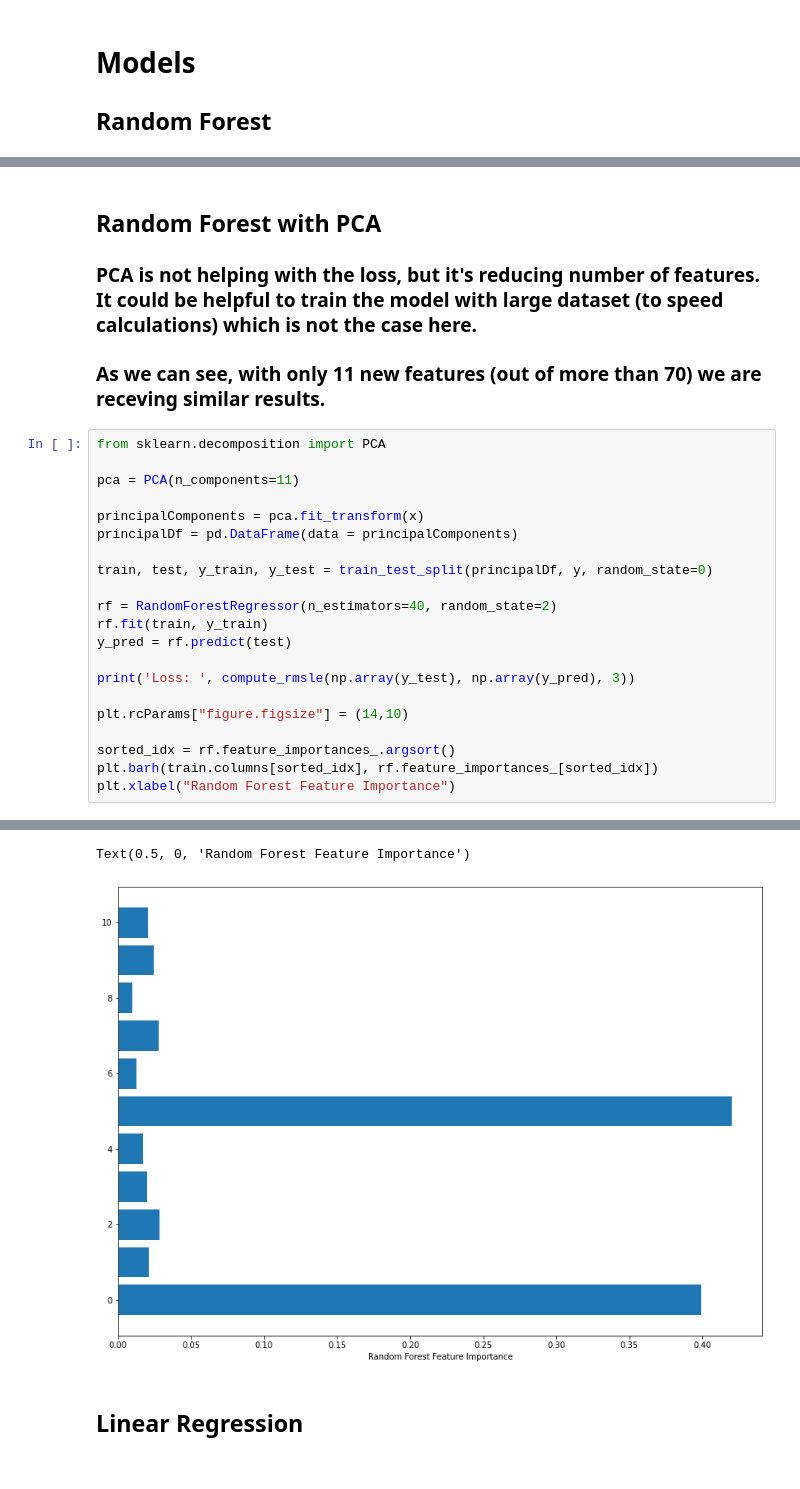
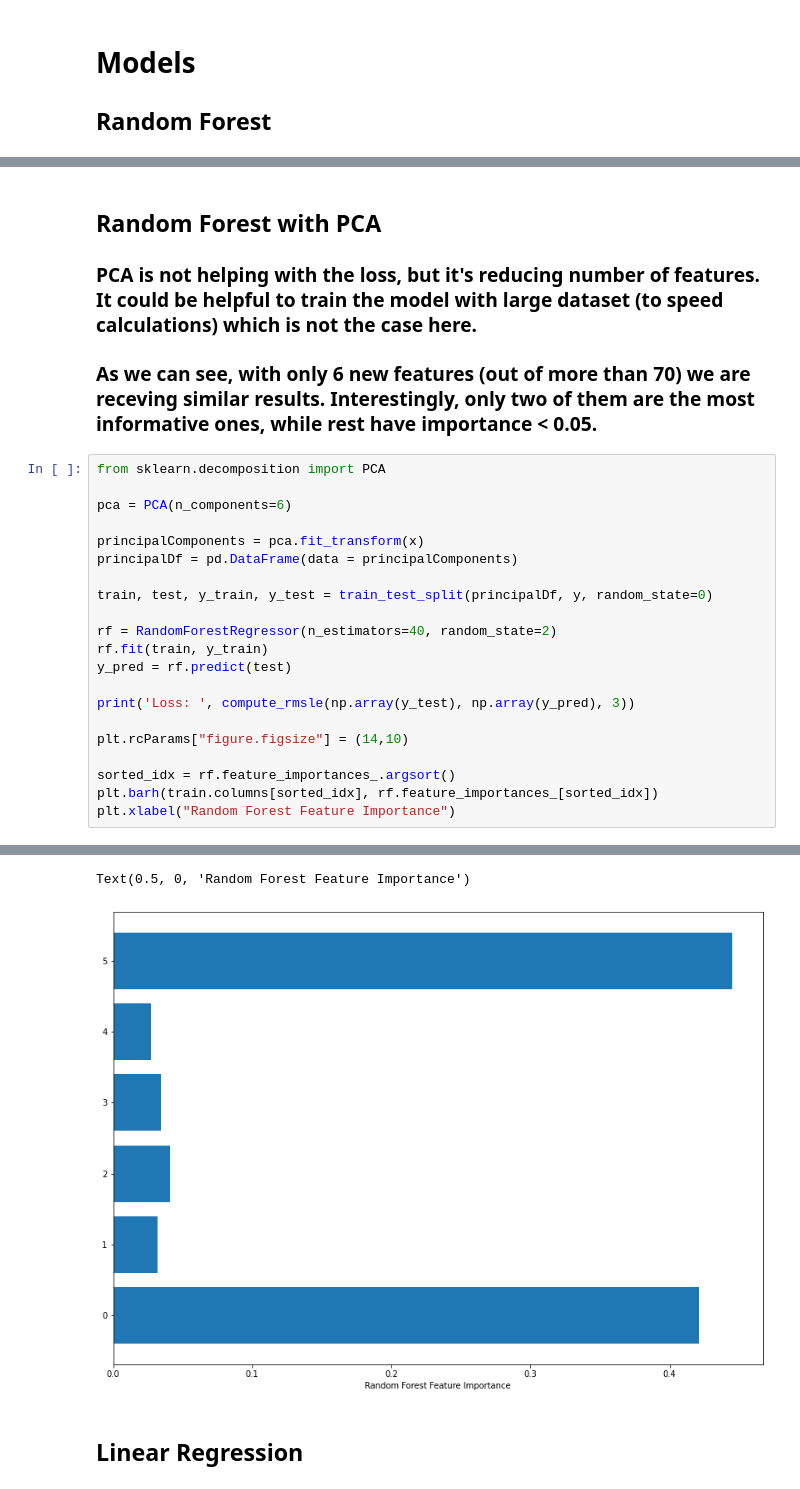
Before and after one commit to mateusz-sledz/dsp-mateusz-sledz, a Jupyter notebook: notebooks/house-prices-modeling.ipynb, the cells around one changed output, grey strips where cells are left out. Drawn from its saved outputs; the diff is of its cells as text.

```diff
--- a/notebooks/house-prices-modeling.ipynb
+++ b/notebooks/house-prices-modeling.ipynb
@@ -116,11 +114,11 @@ Text(0.5, 0, 'Random Forest Feature Importance')
 # %% [markdown]
 ## Random Forest with PCA
 ### PCA is not helping with the loss, but  it's reducing number of features. It could be helpful to train the model with large dataset (to speed calculations) which is not the case here.
-### As we can see, with only 11 new features (out of more than 70) we are receving similar results.
+### As we can see, with only 6 new features (out of more than 70) we are receving similar results. Interestingly, only two of them are the most informative ones, while rest have importance < 0.05.
 # %%
 from sklearn.decomposition import PCA
 
-pca = PCA(n_components=11)
+pca = PCA(n_components=6)
 
 principalComponents = pca.fit_transform(x)
 principalDf = pd.DataFrame(data = principalComponents)
@@ -143,5 +141,5 @@ Loss:  0.154
 Text(0.5, 0, 'Random Forest Feature Importance')
-[figure, old version]
+[figure, new version]
 # %% [markdown]
 ## Linear Regression
 # %%
```
Also changed, not shown: parts of 10 cells of this notebook.
